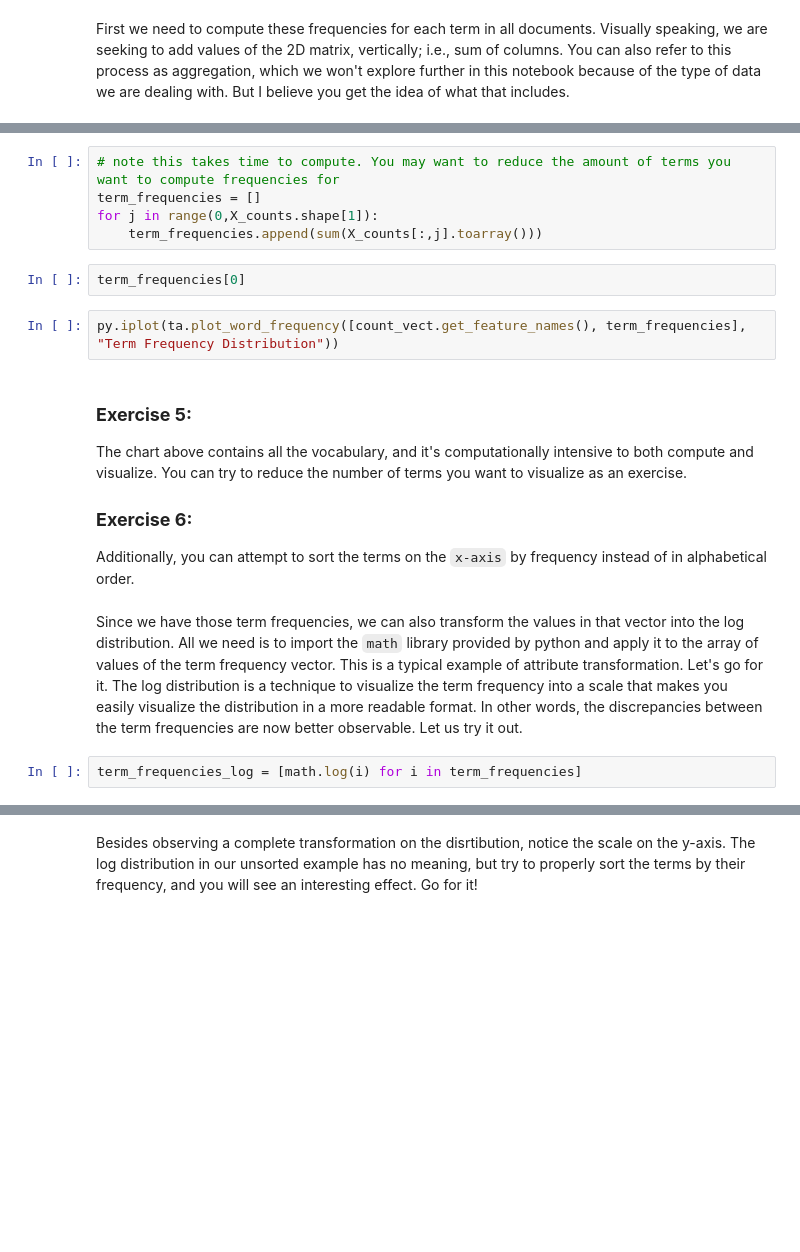
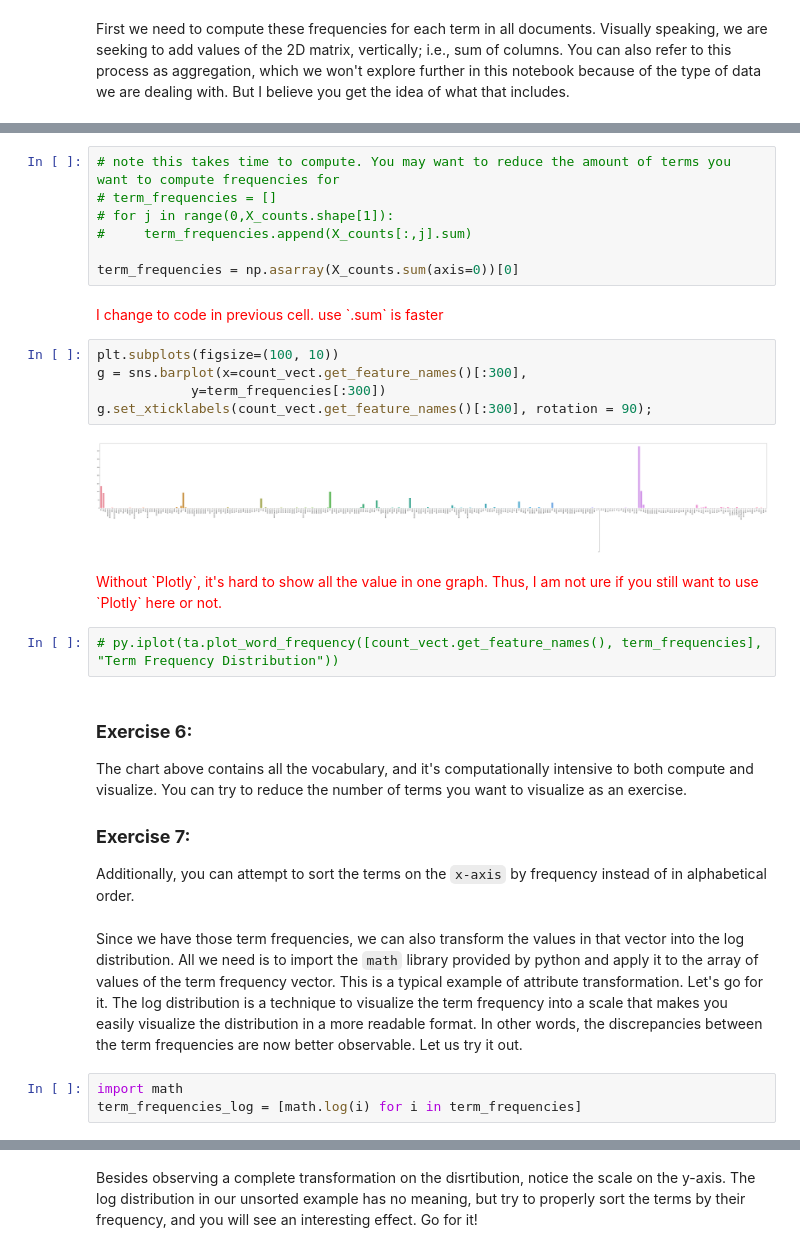
Before and after one commit to omarsar/data_mining_2017_fall_lab, a Jupyter notebook: news_data_mining.ipynb, the cells around one changed output, grey strips where cells are left out. Drawn from its saved outputs; the diff is of its cells as text; blank space fills up the shorter version.

```diff
--- a/news_data_mining.ipynb
+++ b/news_data_mining.ipynb
@@ -959,20 +989,36 @@ First we need to compute these frequencies for each term in all documents. Visua
 ![alt txt](https://docs.google.com/drawings/d/e/2PACX-1vTMfs0zWsbeAl-wrpvyCcZqeEUf7ggoGkDubrxX5XtwC5iysHFukD6c-dtyybuHnYigiRWRlRk2S7gp/pub?w=750&h=412)
 # %%
 # note this takes time to compute. You may want to reduce the amount of terms you want to compute frequencies for
-term_frequencies = []
-for j in range(0,X_counts.shape[1]):
-    term_frequencies.append(sum(X_counts[:,j].toarray()))
+# term_frequencies = []
+# for j in range(0,X_counts.shape[1]):
+#     term_frequencies.append(X_counts[:,j].sum)
+
+term_frequencies = np.asarray(X_counts.sum(axis=0))[0]
-# %%
-term_frequencies[0]
+# %% [markdown]
+<font color=red>
+ I change to code in previous cell. use `.sum` is faster
+</font>
+# %%
+plt.subplots(figsize=(100, 10))
+g = sns.barplot(x=count_vect.get_feature_names()[:300],
+            y=term_frequencies[:300])
+g.set_xticklabels(count_vect.get_feature_names()[:300], rotation = 90);
+# %% [output]
+[figure, added]
+# %% [markdown]
+<font color=red>
+Without `Plotly`, it's hard to show all the value in one graph. Thus, I am not ure if you still want to use `Plotly` here or not.
+</font>
 # %%
-py.iplot(ta.plot_word_frequency([count_vect.get_feature_names(), term_frequencies], "Term Frequency Distribution"))
+# py.iplot(ta.plot_word_frequency([count_vect.get_feature_names(), term_frequencies], "Term Frequency Distribution"))
 # %% [markdown]
-### **Exercise 5:**
+### **Exercise 6:**
 The chart above contains all the vocabulary, and it's computationally intensive to both compute and visualize. You can try to reduce the number of terms you want to visualize as an exercise.
 
-### **Exercise 6:**
+### **Exercise 7:**
 Additionally, you can attempt to sort the terms on the `x-axis` by frequency instead of in alphabetical order.
 # %% [markdown]
 Since we have those term frequencies, we can also transform the values in that vector into the log distribution. All we need is to import the `math` library provided by python and apply it to the array of values of the term frequency vector. This is a typical example of attribute transformation. Let's go for it. The log distribution is a technique to visualize the term frequency into a scale that makes you easily visualize the distribution in a more readable format. In other words, the discrepancies between the term frequencies are now better observable. Let us try it out.
 # %%
+import math
 term_frequencies_log = [math.log(i) for i in term_frequencies]
```
Also changed, not shown: parts of 21 cells of this notebook.
